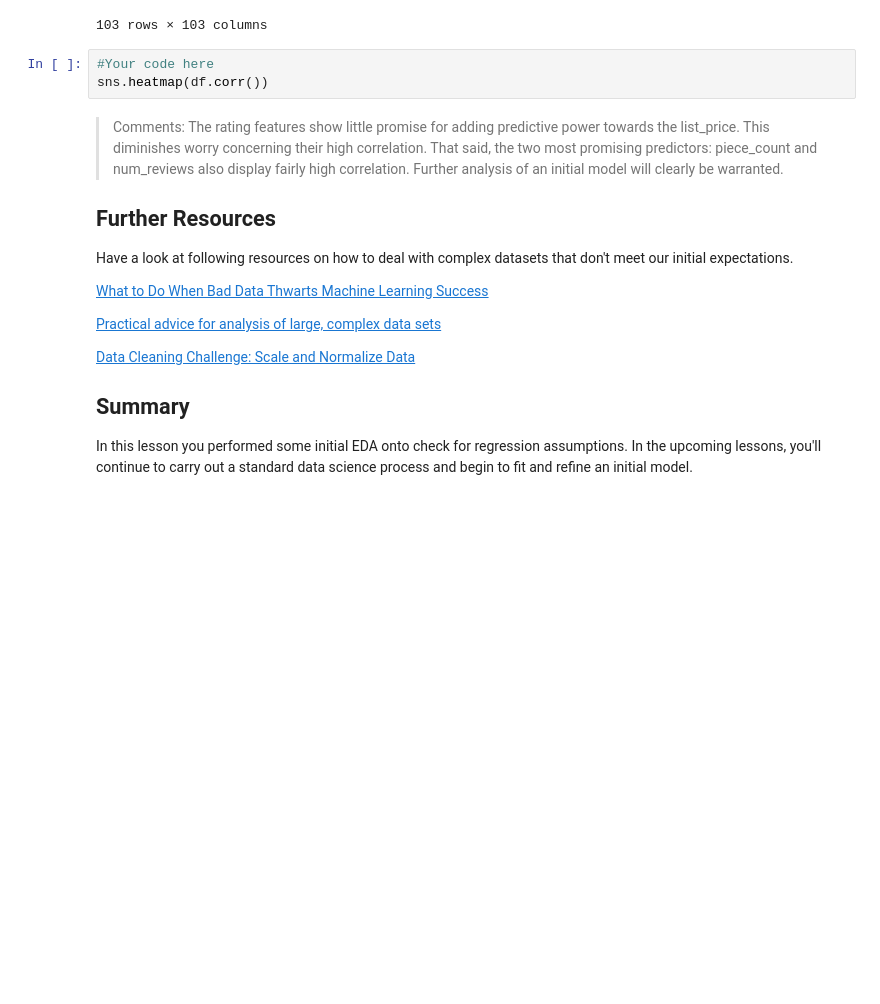
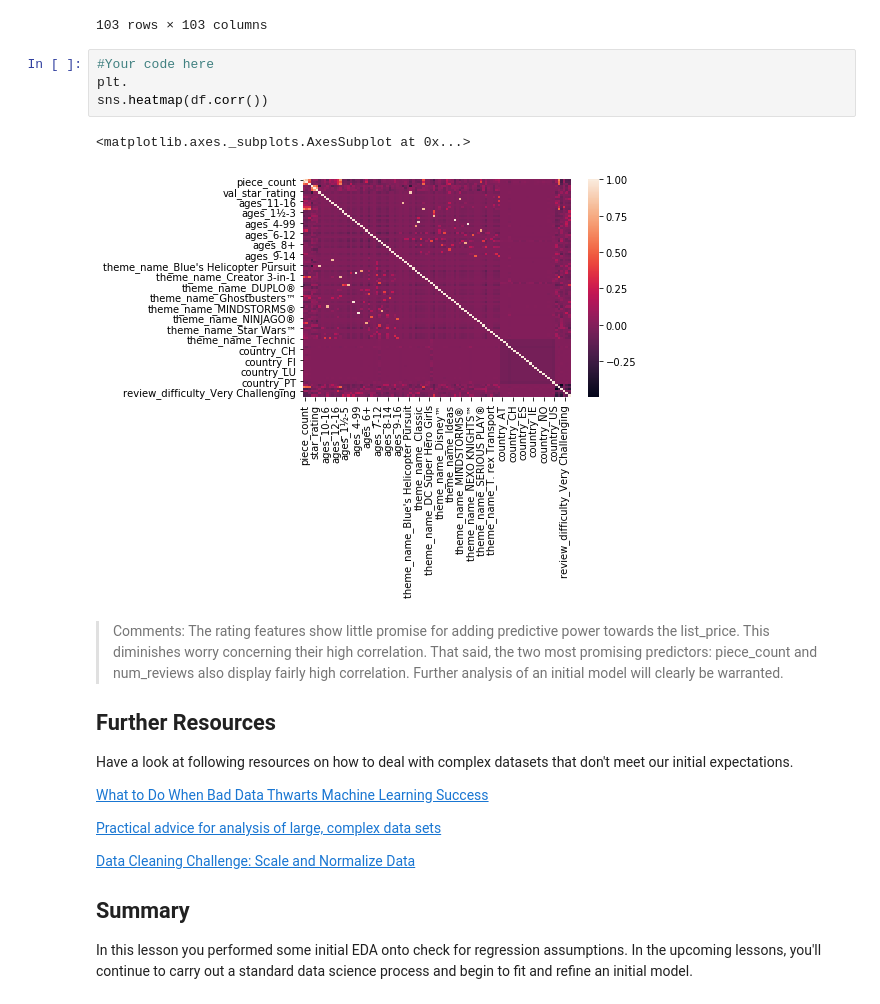
Before and after one commit to fleralle/dsc-exploring-your-data-lab-houston-ds-042219, a Jupyter notebook: index.ipynb, the cells around one changed output. Drawn from its saved outputs; the diff is of its cells as text; blank space fills up the shorter version.

```diff
--- a/index.ipynb
+++ b/index.ipynb
@@ -132,7 +132,11 @@ df.corr()
 103 rows × 103 columns
 # %%
 #Your code here
+plt.
 sns.heatmap(df.corr())
+# %% [output]
+<matplotlib.axes._subplots.AxesSubplot at 0x...>
+[figure, added]
 # %% [markdown]
 > Comments: The rating features show little promise for adding predictive power towards the list_price. This diminishes worry concerning their high correlation. That said, the two most promising predictors: piece_count and num_reviews also display fairly high correlation. Further analysis of an initial model will clearly be warranted.
 
```
